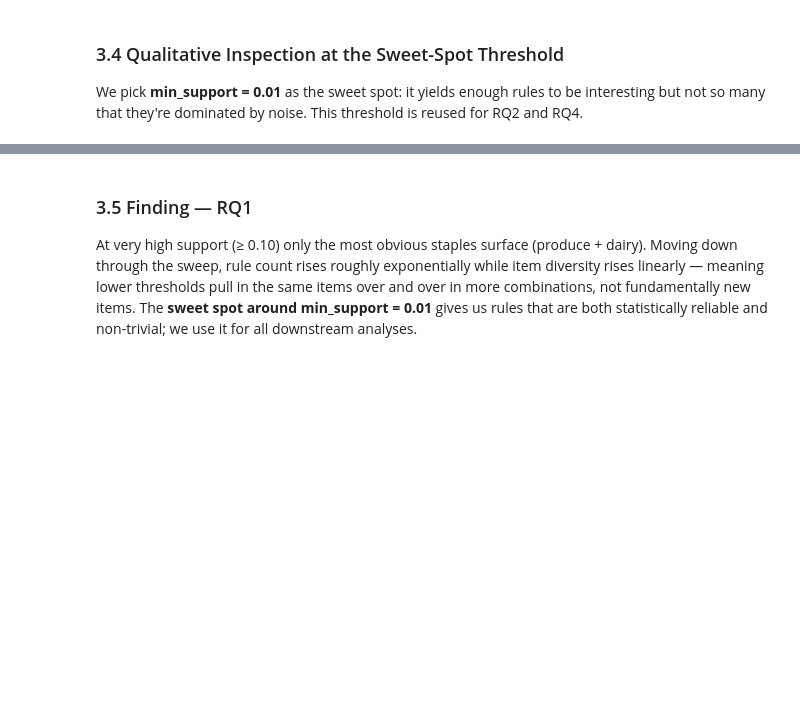
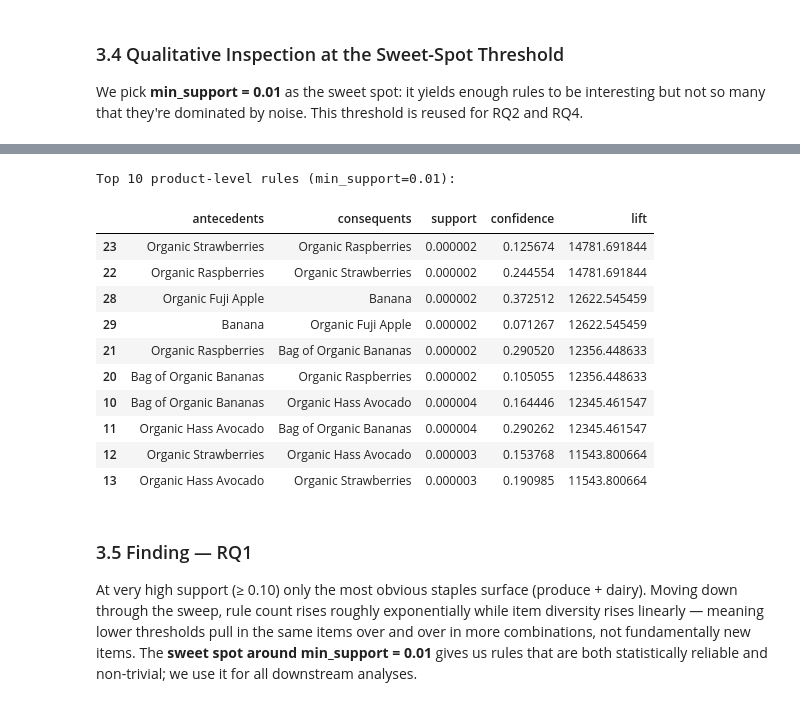
Before and after one commit to ahadh76221/csce676-data-mining-project, a Jupyter notebook: notebooks/project_final.ipynb, the cells around one changed output, grey strips where cells are left out. Drawn from its saved outputs; the diff is of its cells as text; code cells hidden in the pictures; blank space fills up the shorter version.

```diff
--- a/notebooks/project_final.ipynb
+++ b/notebooks/project_final.ipynb
@@ -464,14 +611,27 @@ display(_view)
 # %%
 print("Top 10 product-level rules (min_support=0.01):")
-_prod_rules = top_rules(product_basket_df, 0.01, n=10, sparse=True)
+_prod_rules = top_rules(product_baskets, 0.01, n=10)
 _view = _prod_rules[["antecedents", "consequents", "support", "confidence", "lift"]].copy()
 _view["antecedents"] = _view["antecedents"].map(_fmt_itemset)
 _view["consequents"] = _view["consequents"].map(_fmt_itemset)
 display(_view)
 
 # Save for later comparison
 rq1_product_rules_sweetspot = _prod_rules
 rq1_dept_rules_sweetspot = _dept_rules
+# %% [output]
+Top 10 product-level rules (min_support=0.01):
+|  | antecedents | consequents | support | confidence | lift |
+| 23 | Organic Strawberries | Organic Raspberries | 0.000002 | 0.125674 | 14781.691844 |
+| 22 | Organic Raspberries | Organic Strawberries | 0.000002 | 0.244554 | 14781.691844 |
+| 28 | Organic Fuji Apple | Banana | 0.000002 | 0.372512 | 12622.545459 |
+| 29 | Banana | Organic Fuji Apple | 0.000002 | 0.071267 | 12622.545459 |
+| 21 | Organic Raspberries | Bag of Organic Bananas | 0.000002 | 0.290520 | 12356.448633 |
+| 20 | Bag of Organic Bananas | Organic Raspberries | 0.000002 | 0.105055 | 12356.448633 |
+| 10 | Bag of Organic Bananas | Organic Hass Avocado | 0.000004 | 0.164446 | 12345.461547 |
+| 11 | Organic Hass Avocado | Bag of Organic Bananas | 0.000004 | 0.290262 | 12345.461547 |
+| 12 | Organic Strawberries | Organic Hass Avocado | 0.000003 | 0.153768 | 11543.800664 |
+| 13 | Organic Hass Avocado | Organic Strawberries | 0.000003 | 0.190985 | 11543.800664 |
 # %% [markdown]
 ### 3.5 Finding — RQ1
 
```
Also changed, not shown: parts of 30 cells of this notebook.
